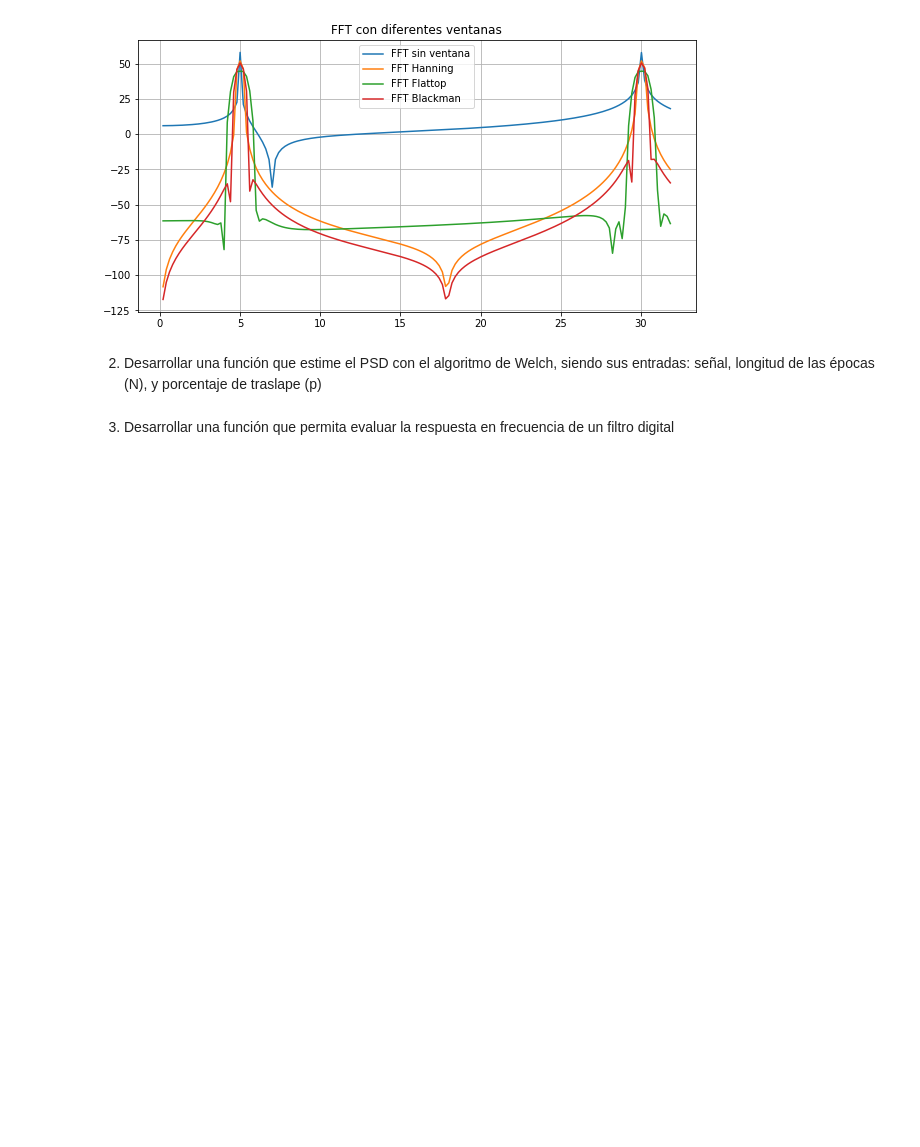
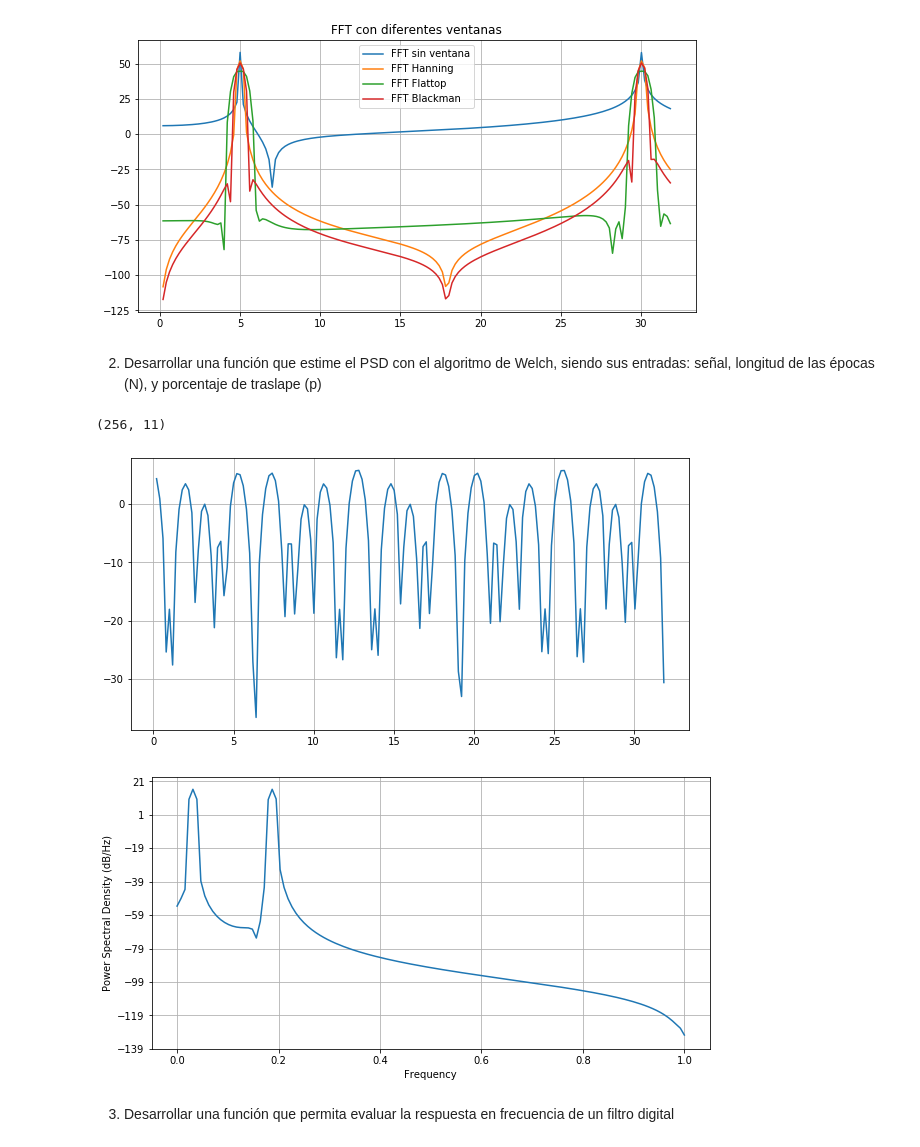
Before and after one commit to AlejandroHerrea/MCIB-19-P, a Jupyter notebook: src/Práctica 2/Práctica 2.ipynb, the cells around one changed output. Cells and saved outputs as stored; diff of their text form; code cells hidden in the pictures; blank space fills up the shorter version.

Commit message:
Estimación de PSD (no funciona?)
Ni idea de qué hace v: pero no se parece en nada al resultado arrojado por la función plt.psd

```diff
--- a/src/Práctica 2/Práctica 2.ipynb
+++ b/src/Práctica 2/Práctica 2.ipynb
@@ -102,6 +102,50 @@ plt.show()
 [figure]
 # %% [markdown]
 2. Desarrollar una función que estime el PSD con el algoritmo de Welch, siendo sus entradas: señal, longitud de las épocas (N), y porcentaje de traslape (p)
+# %%
+def psd_welch(s,N,p,sr):
+
+    """Eje de frecuencias para graficar PSD"""
+    f = np.linspace(0,sr/2,s.shape[0]//2)
+
+    """Conversión de señal de array a lista"""
+    s_l = s.tolist()
+    eps =[] #Lista para almacenar épocas
+
+    """Indices para recorrer épocas"""
+    idxs = np.arange(N-1,s.shape[0],N*(1-p))
+    idxi = np.arange(0,s.shape[0]+1-N,N*(1-p))
+
+    for i,j in zip(idxi,idxs):
+        eps.append(s_l[int(i):int(j)+1])
+
+    """Conversión de lista a array"""
+    eps = np.array(eps)
+    eps = eps.transpose()
+
+    """Estimación de FFT para cada época"""
+    F = 20*np.log10(np.abs(eps))
+    F = F.sum(axis = 1)
+    F = F/eps.shape[1]
+
+    return F, f
+# %%
+"""Comprobación de funcionalidad de función psd_welch"""
+F,f = psd_welch(s,256,0.5,sr)
+
+"""Gráfica resultante"""
+plt.figure(figsize=(10,5))
+plt.plot(f[1:N//10],F[1:N//10])
+plt.grid(True)
+plt.show()
+
+plt.figure(figsize=(10,5))
+plt.psd(s)
+plt.show()
+# %% [output]
+(256, 11)
+[figure, added]
+[figure, added]
 # %% [markdown]
 3. Desarrollar una función que permita evaluar la respuesta en frecuencia de un filtro digital
 # %%
```
